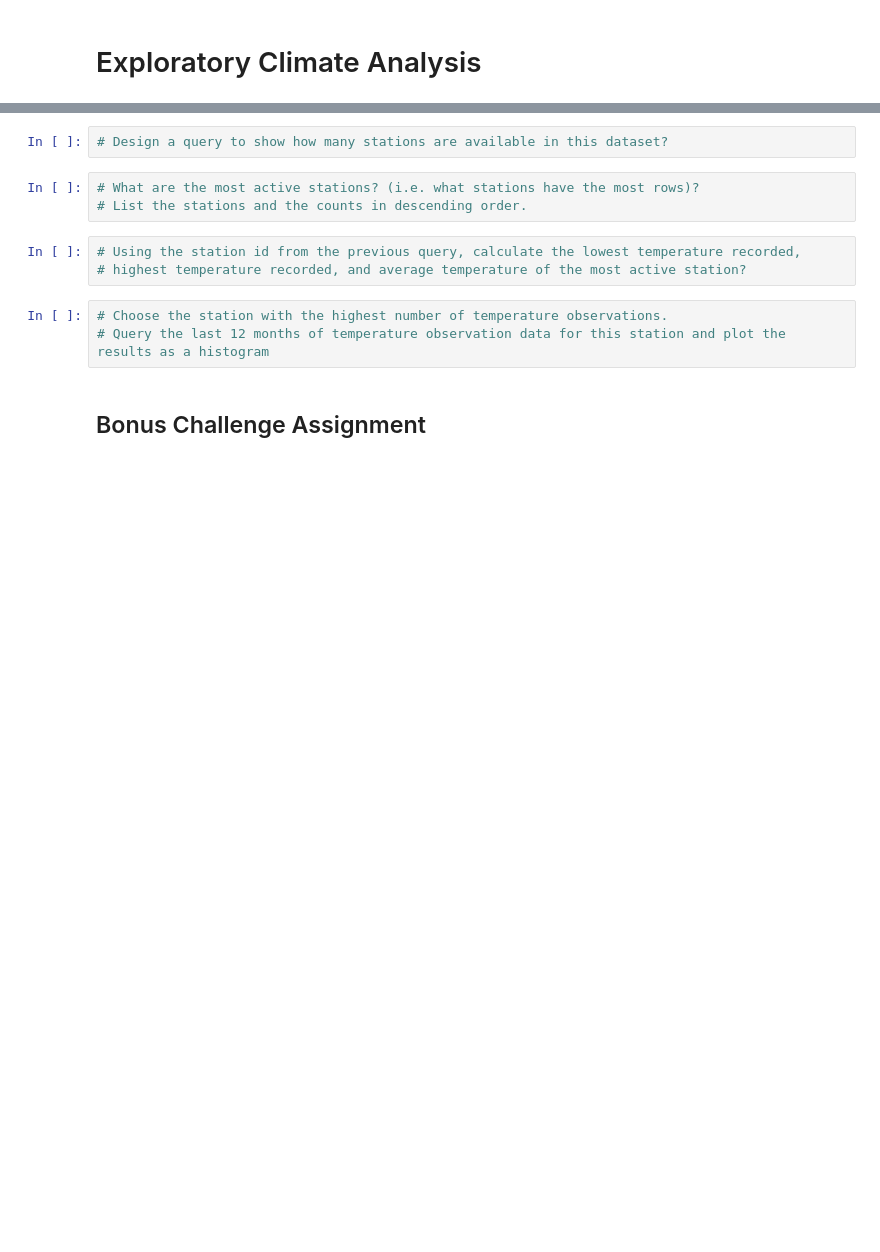
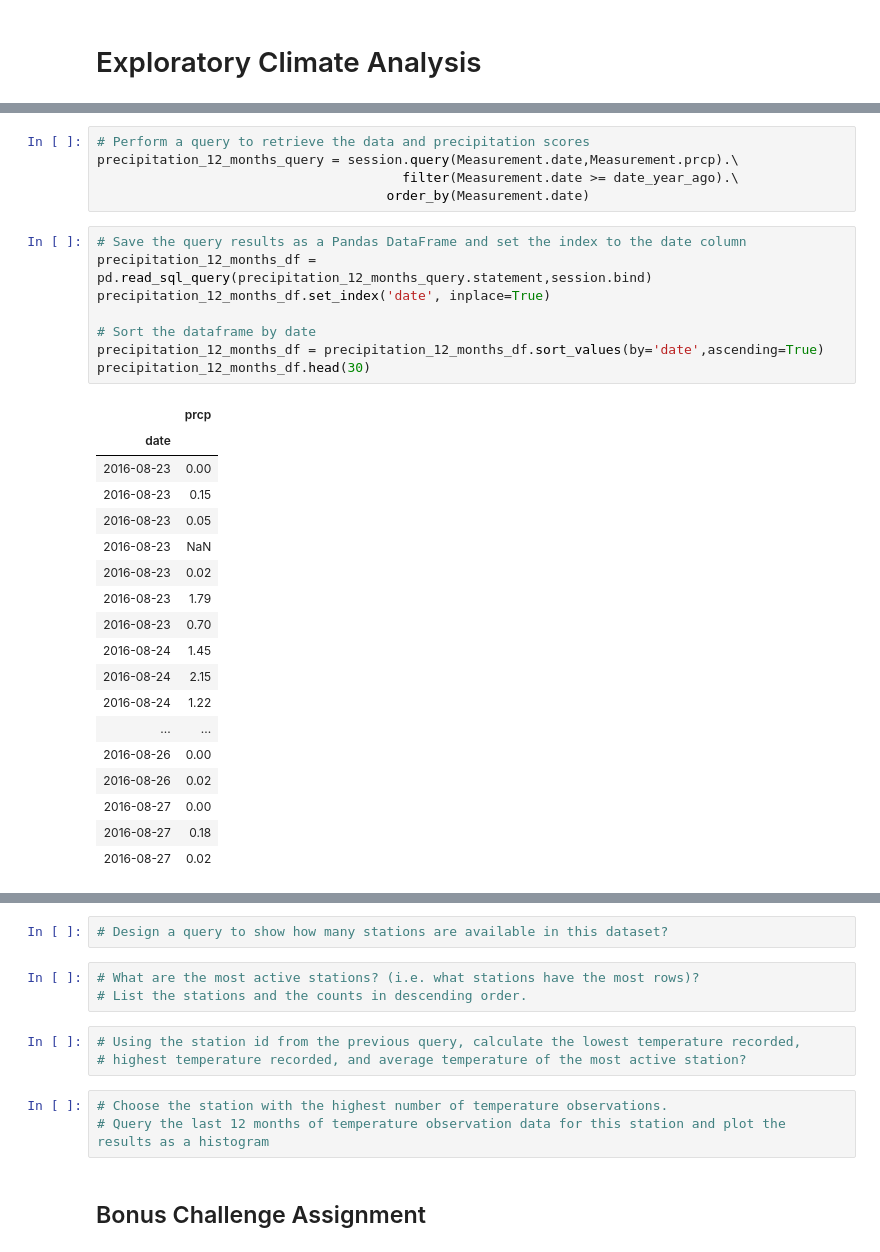
Before and after one commit to blt1339/sqlalchemy-challenge, a Jupyter notebook: climate.ipynb, the cells around one changed output, grey strips where cells are left out. Cells and saved outputs as stored; diff of their text form; blank space fills up the shorter version.

```diff
--- a/climate.ipynb
+++ b/climate.ipynb
@@ -40,0 +82,32 @@ session = Session(engine)
+# %%
+# Perform a query to retrieve the data and precipitation scores
+precipitation_12_months_query = session.query(Measurement.date,Measurement.prcp).\
+                                       filter(Measurement.date >= date_year_ago).\
+                                     order_by(Measurement.date)
+# %%
+# Save the query results as a Pandas DataFrame and set the index to the date column
+precipitation_12_months_df = pd.read_sql_query(precipitation_12_months_query.statement,session.bind)
+precipitation_12_months_df.set_index('date', inplace=True)
+
+# Sort the dataframe by date
+precipitation_12_months_df = precipitation_12_months_df.sort_values(by='date',ascending=True)
+precipitation_12_months_df.head(30)
+# %% [output]
+|  | prcp |
+| date |  |
+| 2016-08-23 | 0.00 |
+| 2016-08-23 | 0.15 |
+| 2016-08-23 | 0.05 |
+| 2016-08-23 | NaN |
+| 2016-08-23 | 0.02 |
+| 2016-08-23 | 1.79 |
+| 2016-08-23 | 0.70 |
+| 2016-08-24 | 1.45 |
+| 2016-08-24 | 2.15 |
+| 2016-08-24 | 1.22 |
+| ... | ... |
+| 2016-08-26 | 0.00 |
+| 2016-08-26 | 0.02 |
+| 2016-08-27 | 0.00 |
+| 2016-08-27 | 0.18 |
+| 2016-08-27 | 0.02 |
```
Also changed, not shown: parts of 12 cells of this notebook, 2 other files.
